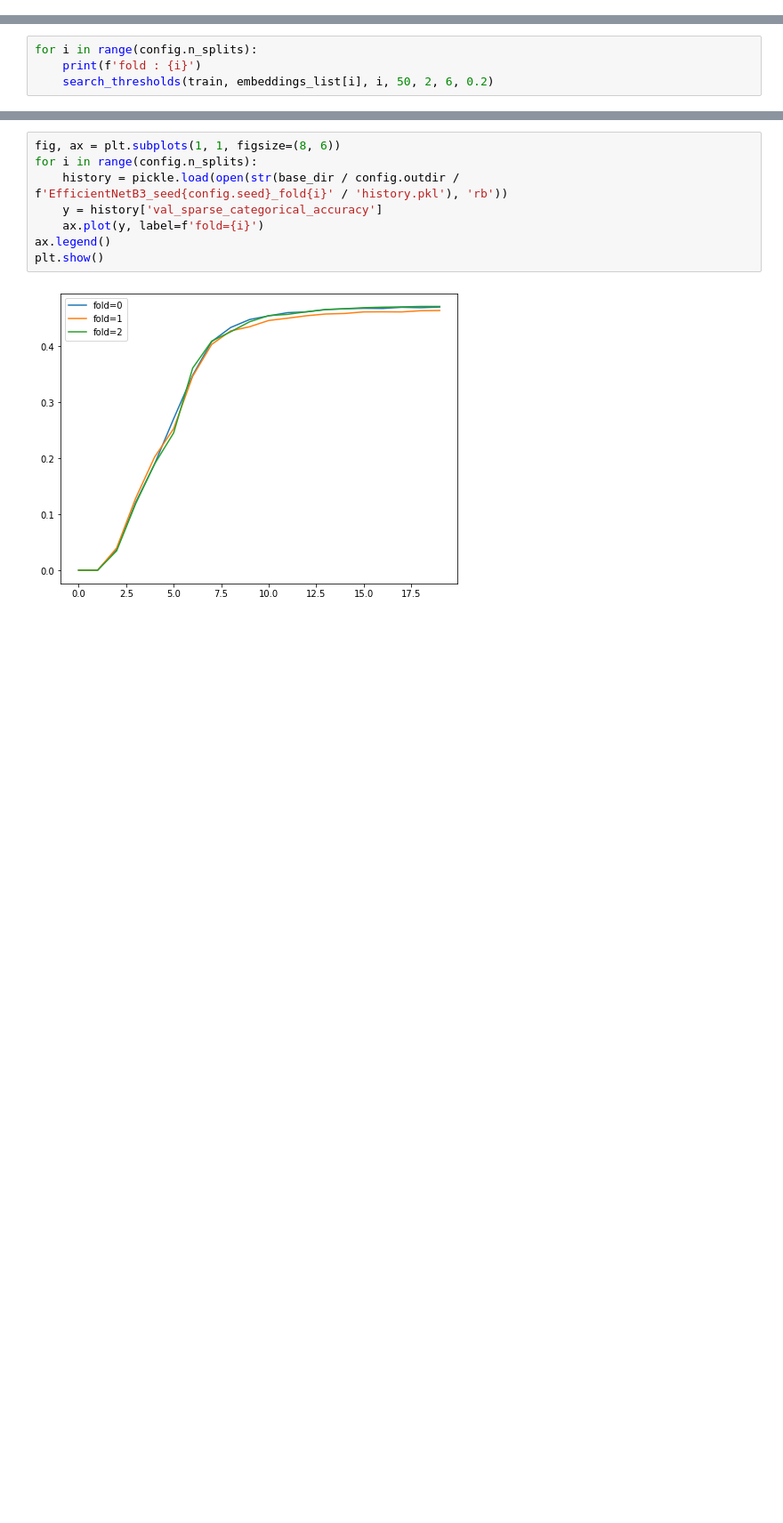
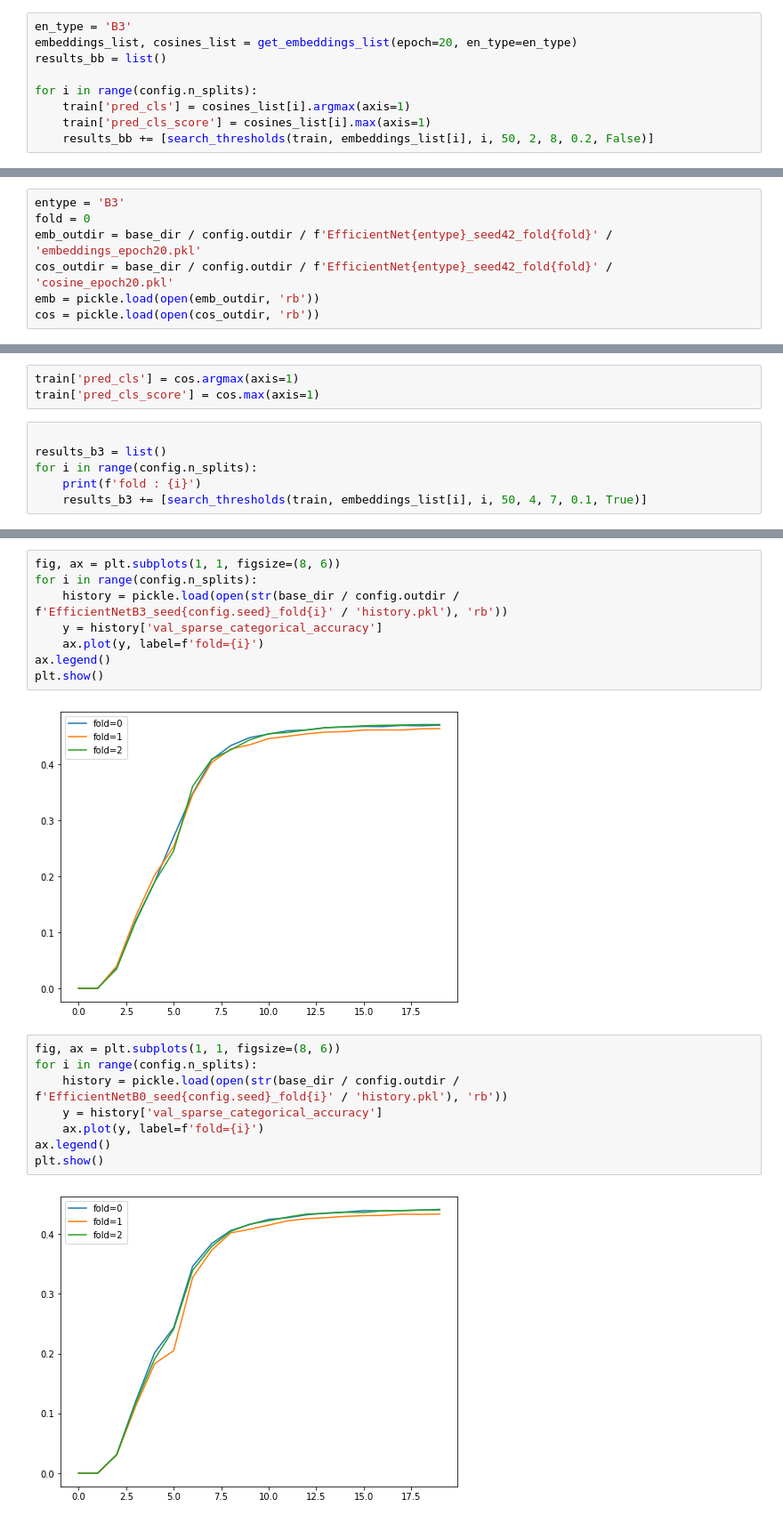
Before and after one commit to yamaguchi-milkcocholate/Shopee, a Jupyter notebook: notebooks/evaluateefficientnet.ipynb, the cells around one changed output, grey strips where cells are left out. Shown: that part at 89% size. Saved outputs shown, nothing was run; the diff lists cells and outputs as text; blank space fills up the shorter version.

```diff
--- a/notebooks/evaluateefficientnet.ipynb
+++ b/notebooks/evaluateefficientnet.ipynb
@@ -304,0 +372,9 @@ def search_thresholds(df: pd.DataFrame, embeddings: np.ndarray, embeddings_tta:
+# %%
+en_type = 'B3'
+embeddings_list, cosines_list = get_embeddings_list(epoch=20, en_type=en_type)
+results_bb = list()
+
+for i in range(config.n_splits):
+    train['pred_cls'] = cosines_list[i].argmax(axis=1)
+    train['pred_cls_score'] = cosines_list[i].max(axis=1)
+    results_bb += [search_thresholds(train, embeddings_list[i], i, 50, 2, 8, 0.2, False)]
@@ -304,0 +410,7 @@ def search_thresholds(df: pd.DataFrame, embeddings: np.ndarray, embeddings_tta:
+# %%
+entype = 'B3'
+fold = 0
+emb_outdir = base_dir / config.outdir / f'EfficientNet{entype}_seed42_fold{fold}' / 'embeddings_epoch20.pkl'
+cos_outdir = base_dir / config.outdir / f'EfficientNet{entype}_seed42_fold{fold}' / 'cosine_epoch20.pkl'
+emb = pickle.load(open(emb_outdir, 'rb'))
+cos = pickle.load(open(cos_outdir, 'rb'))
@@ -305,4 +426,9 @@ def search_thresholds(df: pd.DataFrame, embeddings: np.ndarray, embeddings_tta:
+# %%
+train['pred_cls'] = cos.argmax(axis=1)
+train['pred_cls_score'] = cos.max(axis=1)
 # %%
+
+results_b3 = list()
 for i in range(config.n_splits):
     print(f'fold : {i}')
-    search_thresholds(train, embeddings_list[i], i, 50, 2, 6, 0.2)
+    results_b3 += [search_thresholds(train, embeddings_list[i], i, 50, 4, 7, 0.1, True)]
@@ -334,3 +464,13 @@ ax.legend()
 plt.show()
 # %% [output]
 [figure]
+# %%
+fig, ax = plt.subplots(1, 1, figsize=(8, 6))
+for i in range(config.n_splits):
+    history = pickle.load(open(str(base_dir / config.outdir / f'EfficientNetB0_seed{config.seed}_fold{i}' / 'history.pkl'), 'rb'))
+    y = history['val_sparse_categorical_accuracy']
+    ax.plot(y, label=f'fold={i}')
+ax.legend()
+plt.show()
+# %% [output]
+[figure, added]
```
Also changed, not shown: parts of 32 cells of this notebook, 8 other files.
